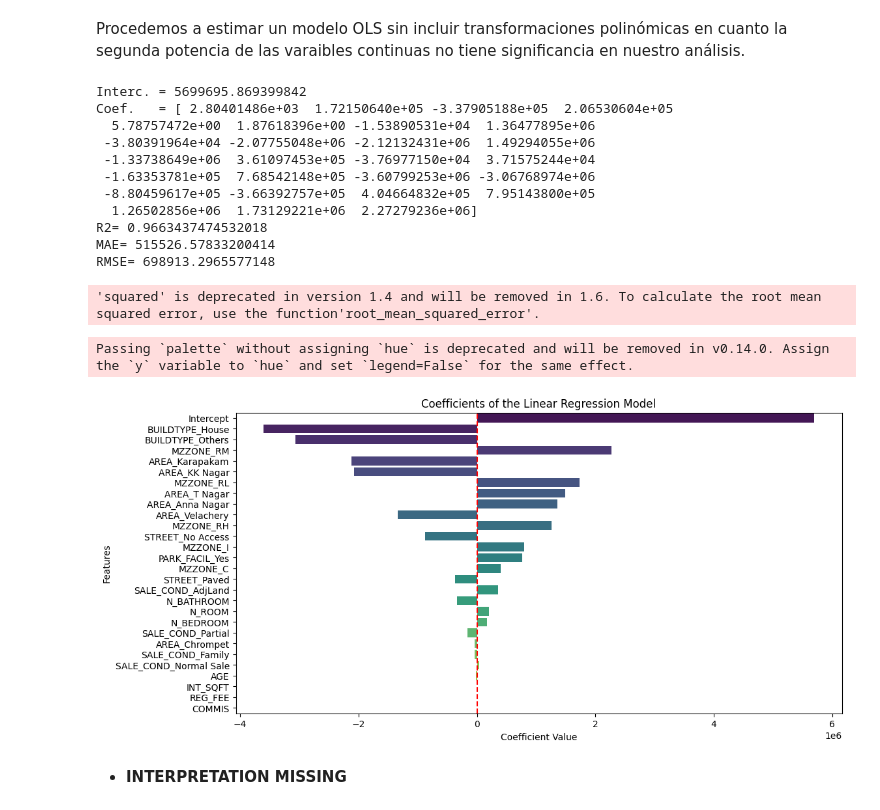
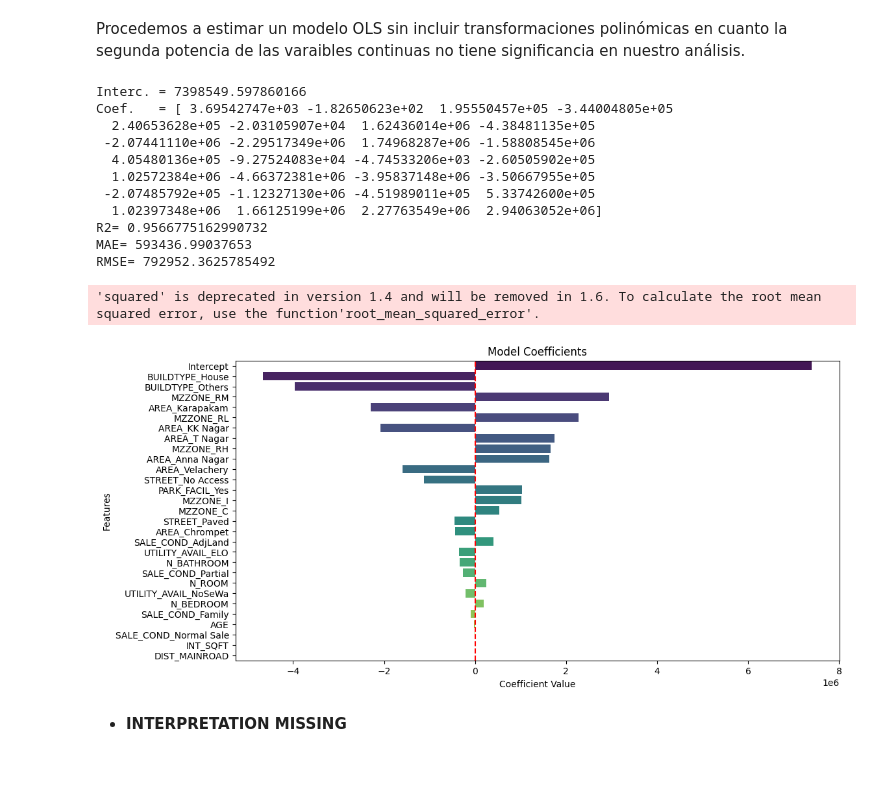
Before and after one commit to JoseEliasDuranRoa/Prediction-Models-for-Housing-Prices-in-Chennai, a Jupyter notebook: ProblemSet1_DuránRoa_JoséElías.ipynb, the cells around one changed output. Cells and saved outputs as stored; diff of their text form; code cells hidden in the pictures; blank space fills up the shorter version.

```diff
--- a/ProblemSet1_DuránRoa_JoséElías.ipynb
+++ b/ProblemSet1_DuránRoa_JoséElías.ipynb
@@ -322,4 +338,13 @@ housing.drop(columns=['REG_FEE', 'COMMIS'], inplace=True)
 housing2.drop(columns=['REG_FEE', 'COMMIS'], inplace=True)
+# %%
+# Create polynomial features for continuous variables in housing
+continuous_vars = ['INT_SQFT', 'DIST_MAINROAD', 'AGE']
+for var in continuous_vars:
+  housing[var + '_squared'] = housing[var] ** 2
+
+# Create polynomial features for continuous variables in housing2
+for var in continuous_vars:
+  housing2[var + '_squared'] = housing2[var] ** 2
 # %% [markdown]
 * Now we proceed to define a Pandas serie with the target variable and a Pandas data frame with the selected relevant predictors. Posteriorly we split our sample into test and training data.
 # %%
@@ -352,44 +377,41 @@ print(f'R2= {r2_score(y_test, y_test_pred)}')
 print(f'MAE= {mean_absolute_error(y_test, y_test_pred)}')
 print(f'RMSE= {mean_squared_error(y_test, y_test_pred, squared = False)}')
 # %% [output]
-Interc. = 5699695.869399842
-Coef.   = [ 2.80401486e+03  1.72150640e+05 -3.37905188e+05  2.06530604e+05
-  5.78757472e+00  1.87618396e+00 -1.53890531e+04  1.36477895e+06
- -3.80391964e+04 -2.07755048e+06 -2.12132431e+06  1.49294055e+06
- -1.33738649e+06  3.61097453e+05 -3.76977150e+04  3.71575244e+04
- -1.63353781e+05  7.68542148e+05 -3.60799253e+06 -3.06768974e+06
- -8.80459617e+05 -3.66392757e+05  4.04664832e+05  7.95143800e+05
-  1.26502856e+06  1.73129221e+06  2.27279236e+06]
-R2= 0.9663437474532018
-MAE= 515526.57833200414
-RMSE= 698913.2965577148
+Interc. = 7398549.597860166
+Coef.   = [ 3.69542747e+03 -1.82650623e+02  1.95550457e+05 -3.44004805e+05
+  2.40653628e+05 -2.03105907e+04  1.62436014e+06 -4.38481135e+05
+ -2.07441110e+06 -2.29517349e+06  1.74968287e+06 -1.58808545e+06
+  4.05480136e+05 -9.27524083e+04 -4.74533206e+03 -2.60505902e+05
+  1.02572384e+06 -4.66372381e+06 -3.95837148e+06 -3.50667955e+05
+ -2.07485792e+05 -1.12327130e+06 -4.51989011e+05  5.33742600e+05
+  1.02397348e+06  1.66125199e+06  2.27763549e+06  2.94063052e+06]
+R2= 0.9566775162990732
+MAE= 593436.99037653
+RMSE= 792952.3625785492
 'squared' is deprecated in version 1.4 and will be removed in 1.6. To calculate the root mean squared error, use the function'root_mean_squared_error'.
 # %%
-# Create a DataFrame for the coefficients
+# Coefficients DataFrame
 feature_names = X_train.columns if hasattr(X_train, 'columns') else [f'Feature {i}' for i in range(len(lm.coef_))]
 coef_df = pd.DataFrame({'Feature': feature_names, 'Coefficient': lm.coef_})
 
-# Create a DataFrame for the intercept
+# Intercept DataFrame
 intercept_df = pd.DataFrame({'Feature': ['Intercept'], 'Coefficient': [lm.intercept_]})
 
-# Concatenate the DataFrame with the intercept
+# Concatenate and sort coefficients
 coef_df = pd.concat([coef_df, intercept_df], ignore_index=True)
-
-# Sort the DataFrame by the absolute value of coefficients
 coef_df['abs_coefficient'] = coef_df['Coefficient'].abs()
 coef_df = coef_df.sort_values(by='abs_coefficient', ascending=False)
 
-# Plotting the coefficients
+# Plot Coefficients
 plt.figure(figsize=(12, 6))
-sns.barplot(x='Coefficient', y='Feature', data=coef_df, palette='viridis')
-plt.title('Coefficients of the Linear Regression Model')
+sns.barplot(x='Coefficient', y='Feature', data=coef_df, hue='Feature', palette='viridis', legend=False)
+plt.title('Model Coefficients')
 plt.xlabel('Coefficient Value')
 plt.ylabel('Features')
 plt.axvline(0, color='red', linestyle='--')
 plt.show()
 # %% [output]
-Passing `palette` without assigning `hue` is deprecated and will be removed in v0.14.0. Assign the `y` variable to `hue` and set `legend=False` for the same effect.
-[figure, old version]
+[figure, new version]
 # %% [markdown]
 * **INTERPRETATION MISSING**
 # %% [markdown]
```
Also changed, not shown: parts of 5 cells of this notebook.
